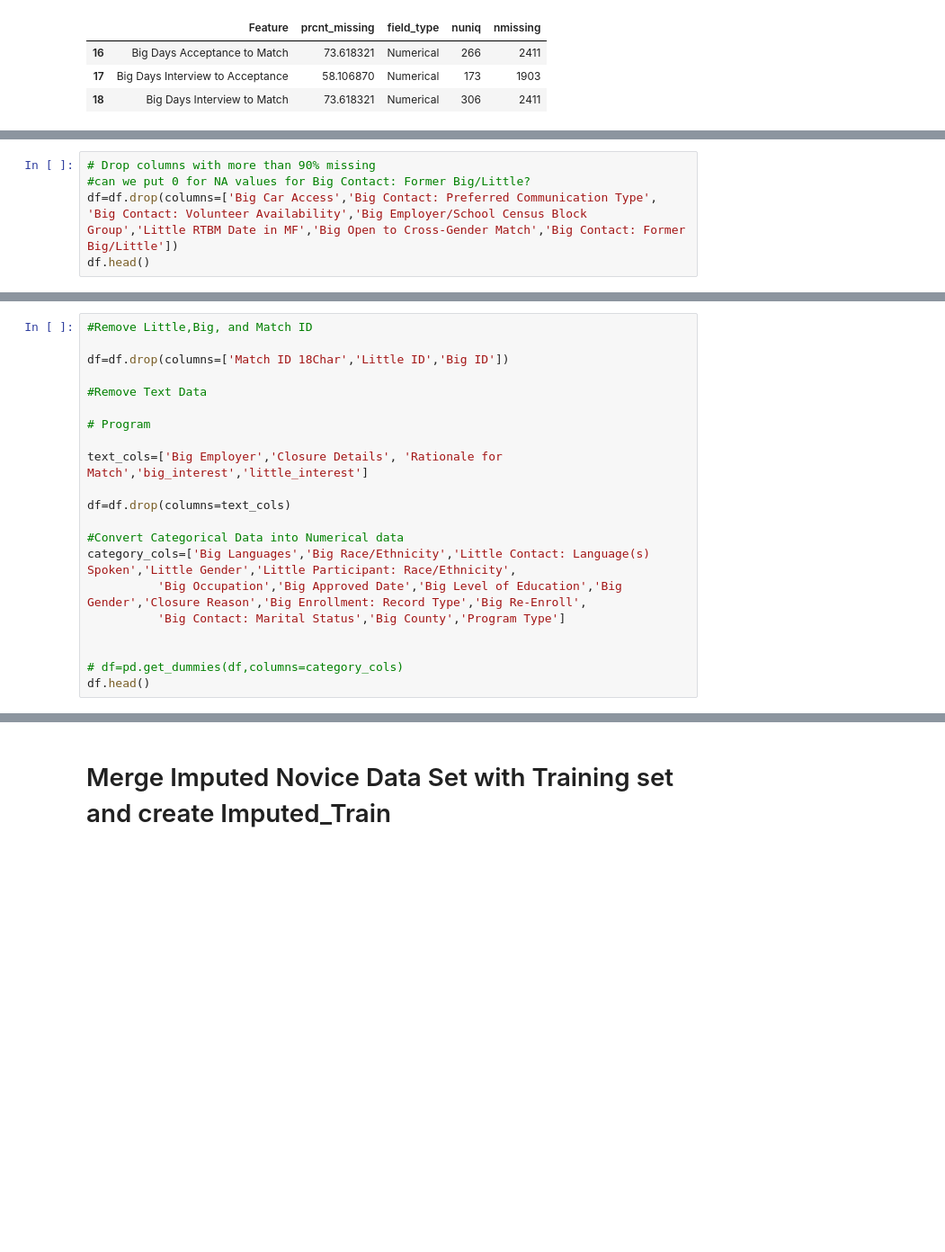
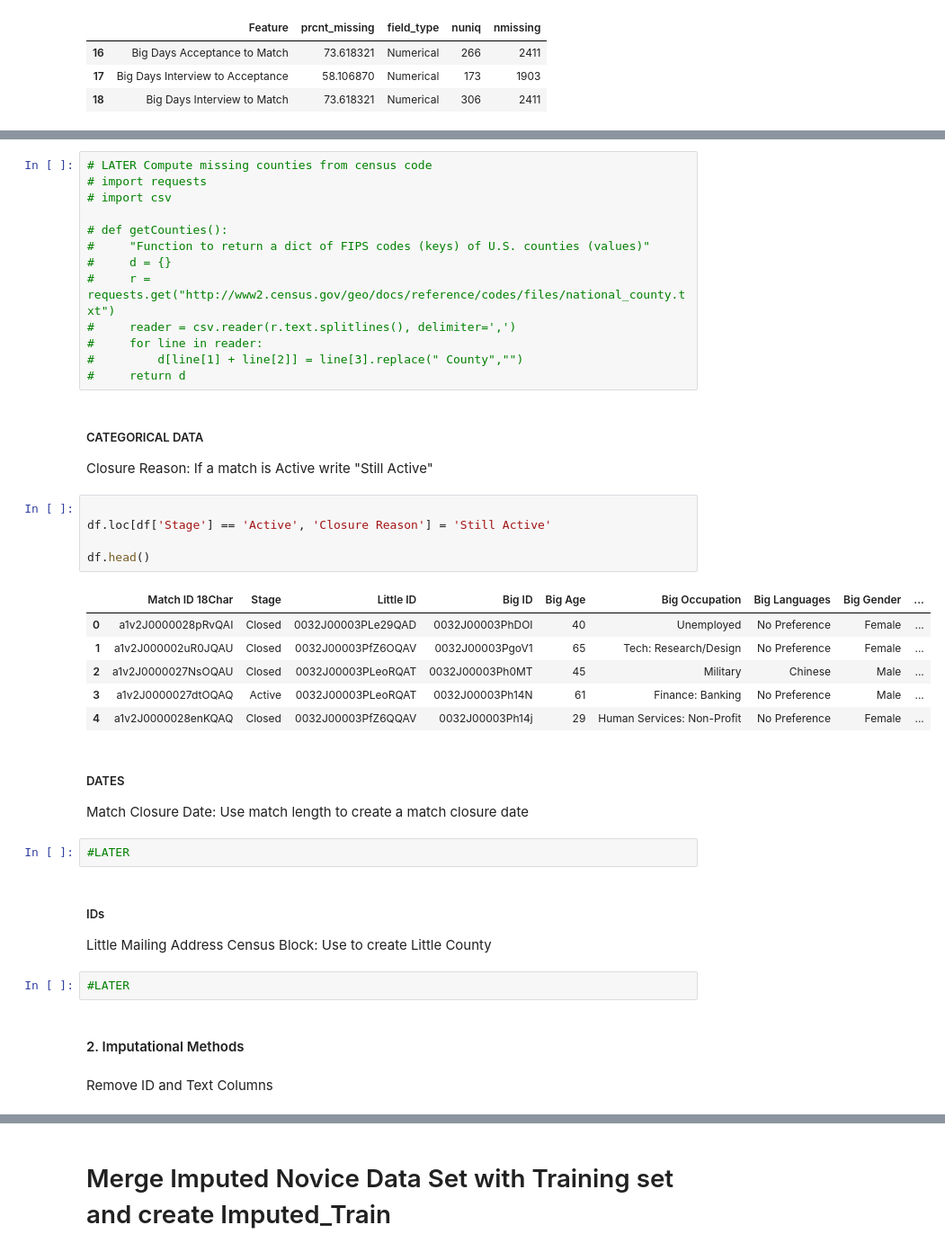
Before and after one commit to hypnos-coder/MinneMUDAC2025PC, a Jupyter notebook: notebook/hajar/data_imputation.ipynb, the cells around one changed output, grey strips where cells are left out. Shown at 90% size. Saved outputs shown, nothing was run; the diff lists cells and outputs as text; blank space fills up the shorter version.

```diff
--- a/notebook/hajar/data_imputation.ipynb
+++ b/notebook/hajar/data_imputation.ipynb
@@ -362,5 +296,0 @@ print((df['little_interest'] == 'Not Specified').sum()* 100 / len(df))
-# %%
-# Drop columns with more than 90% missing
-#can we put 0 for NA values for Big Contact: Former Big/Little?
-df=df.drop(columns=['Big Car Access','Big Contact: Preferred Communication Type', 'Big Contact: Volunteer Availability','Big Employer/School Census Block Group','Little RTBM Date in MF','Big Open to Cross-Gender Match','Big Contact: Former Big/Little'])
-df.head()
@@ -487,21 +296,0 @@ df=df.drop(columns=notMissing_Date_columns)
-# %%
-#Remove Little,Big, and Match ID
-
-df=df.drop(columns=['Match ID 18Char','Little ID','Big ID'])
-
-#Remove Text Data
-
-# Program
-
-text_cols=['Big Employer','Closure Details', 'Rationale for Match','big_interest','little_interest']
-
-df=df.drop(columns=text_cols)
-
-#Convert Categorical Data into Numerical data
-category_cols=['Big Languages','Big Race/Ethnicity','Little Contact: Language(s) Spoken','Little Gender','Little Participant: Race/Ethnicity',
-          'Big Occupation','Big Approved Date','Big Level of Education','Big Gender','Closure Reason','Big Enrollment: Record Type','Big Re-Enroll',
-          'Big Contact: Marital Status','Big County','Program Type']
-
-
-# df=pd.get_dummies(df,columns=category_cols)
-df.head()
@@ -523,0 +426,44 @@ df.head()
+# %%
+# LATER Compute missing counties from census code
+# import requests
+# import csv
+
+# def getCounties():
+#     "Function to return a dict of FIPS codes (keys) of U.S. counties (values)"
+#     d = {}
+#     r = requests.get("http://www2.census.gov/geo/docs/reference/codes/files/national_county.txt")
+#     reader = csv.reader(r.text.splitlines(), delimiter=',')
+#     for line in reader:
+#         d[line[1] + line[2]] = line[3].replace(" County","")
+#     return d
+# %% [markdown]
+##### CATEGORICAL DATA
+
+Closure Reason: If a match is Active write "Still Active"
+# %%
+
+df.loc[df['Stage'] == 'Active', 'Closure Reason'] = 'Still Active'
+
+df.head()
+# %% [output]
+|  | Match ID 18Char | Stage | Little ID | Big ID | Big Age | Big Occupation | Big Languages | Big Gender | ... |
+| 0 | a1v2J0000028pRvQAI | Closed | 0032J00003PLe29QAD | 0032J00003PhDOI | 40 | Unemployed | No Preference | Female | ... |
+| 1 | a1v2J000002uR0JQAU | Closed | 0032J00003PfZ6OQAV | 0032J00003PgoV1 | 65 | Tech: Research/Design | No Preference | Female | ... |
+| 2 | a1v2J0000027NsOQAU | Closed | 0032J00003PLeoRQAT | 0032J00003Ph0MT | 45 | Military | Chinese | Male | ... |
+| 3 | a1v2J0000027dtOQAQ | Active | 0032J00003PLeoRQAT | 0032J00003Ph14N | 61 | Finance: Banking | No Preference | Male | ... |
+| 4 | a1v2J0000028enKQAQ | Closed | 0032J00003PfZ6QQAV | 0032J00003Ph14j | 29 | Human Services: Non-Profit | No Preference | Female | ... |
+# %% [markdown]
+##### DATES
+Match Closure Date: Use match length to create a match closure date
+# %%
+#LATER
+# %% [markdown]
+##### IDs
+
+Little Mailing Address Census Block: Use to create Little County
+# %%
+#LATER
+# %% [markdown]
+#### 2. Imputational Methods
+# %% [markdown]
+Remove ID and Text Columns
```
Also changed, not shown: parts of 40 cells of this notebook.
